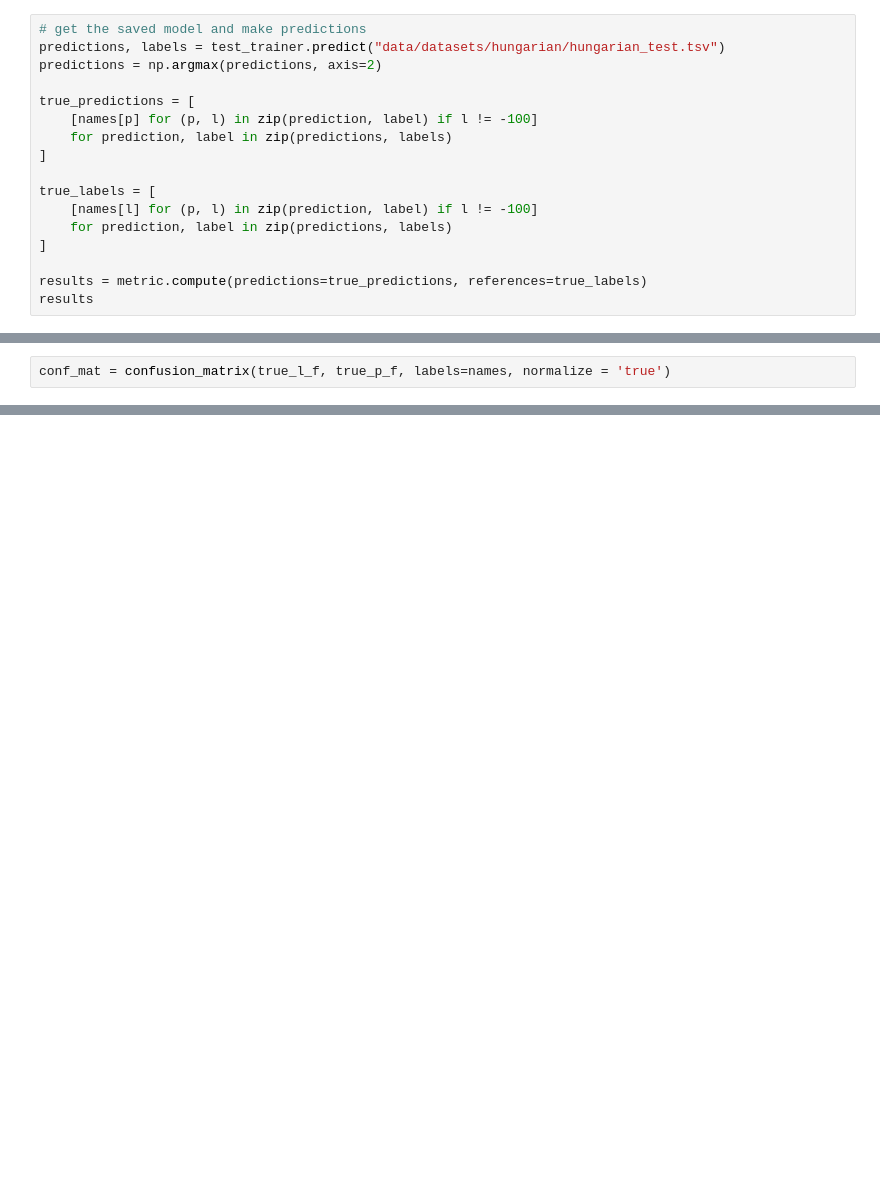
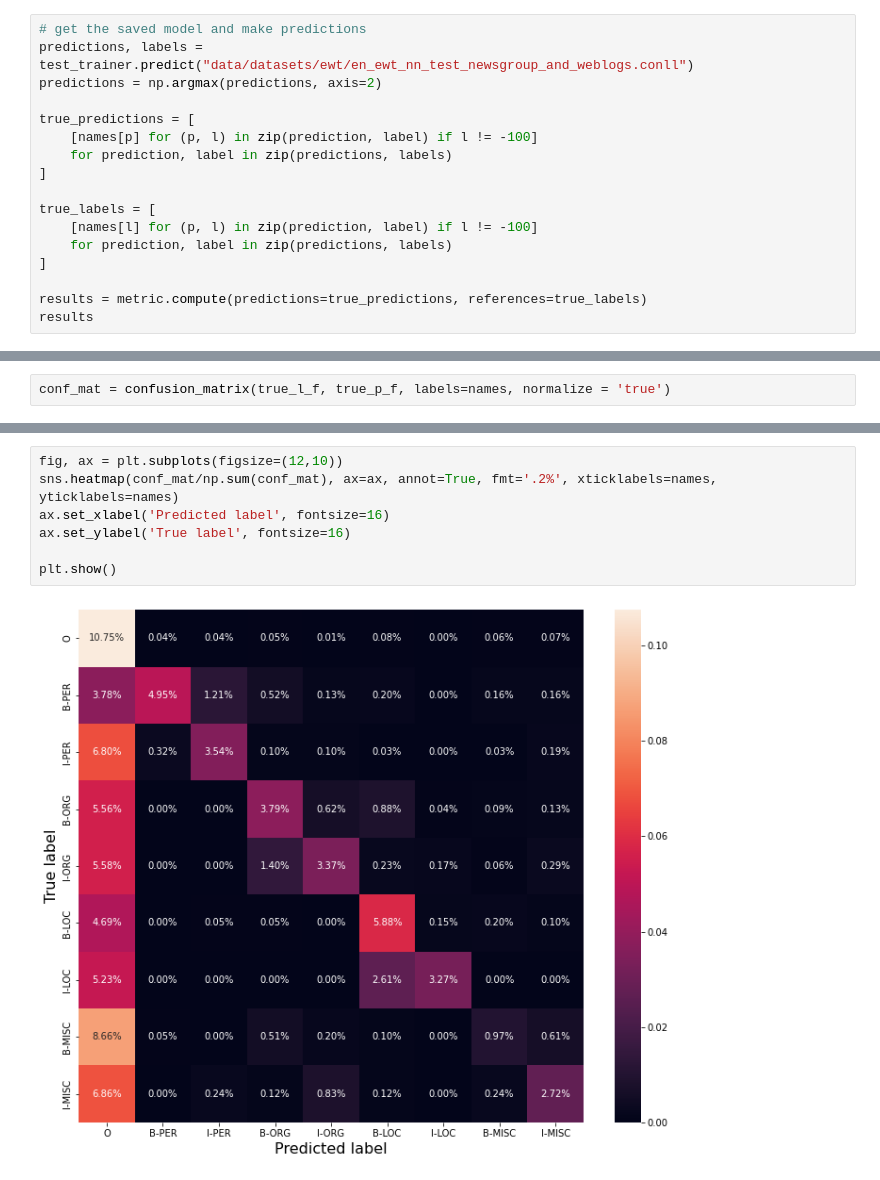
Before and after one commit to borchand/SecondYearProject, a Jupyter notebook: confmatrix.ipynb, the cells around one changed output, grey strips where cells are left out. Drawn from its saved outputs; the diff is of its cells as text; blank space fills up the shorter version.

Commit message:
Update conf matrix

```diff
--- a/confmatrix.ipynb
+++ b/confmatrix.ipynb
@@ -41,7 +37,7 @@ names=[
 metric = load_metric("seqeval")
 # %%
 # get the saved model and make predictions
-predictions, labels = test_trainer.predict("data/datasets/hungarian/hungarian_test.tsv")
+predictions, labels = test_trainer.predict("data/datasets/ewt/en_ewt_nn_test_newsgroup_and_weblogs.conll")
 predictions = np.argmax(predictions, axis=2)
 
 true_predictions = [
@@ -74,0 +92,9 @@ plt.show()
+# %%
+fig, ax = plt.subplots(figsize=(12,10))
+sns.heatmap(conf_mat/np.sum(conf_mat), ax=ax, annot=True, fmt='.2%', xticklabels=names, yticklabels=names)
+ax.set_xlabel('Predicted label', fontsize=16)
+ax.set_ylabel('True label', fontsize=16)
+
+plt.show()
+# %% [output]
+[figure, added]
```
Also changed, not shown: parts of 4 cells of this notebook, 2 other files.
